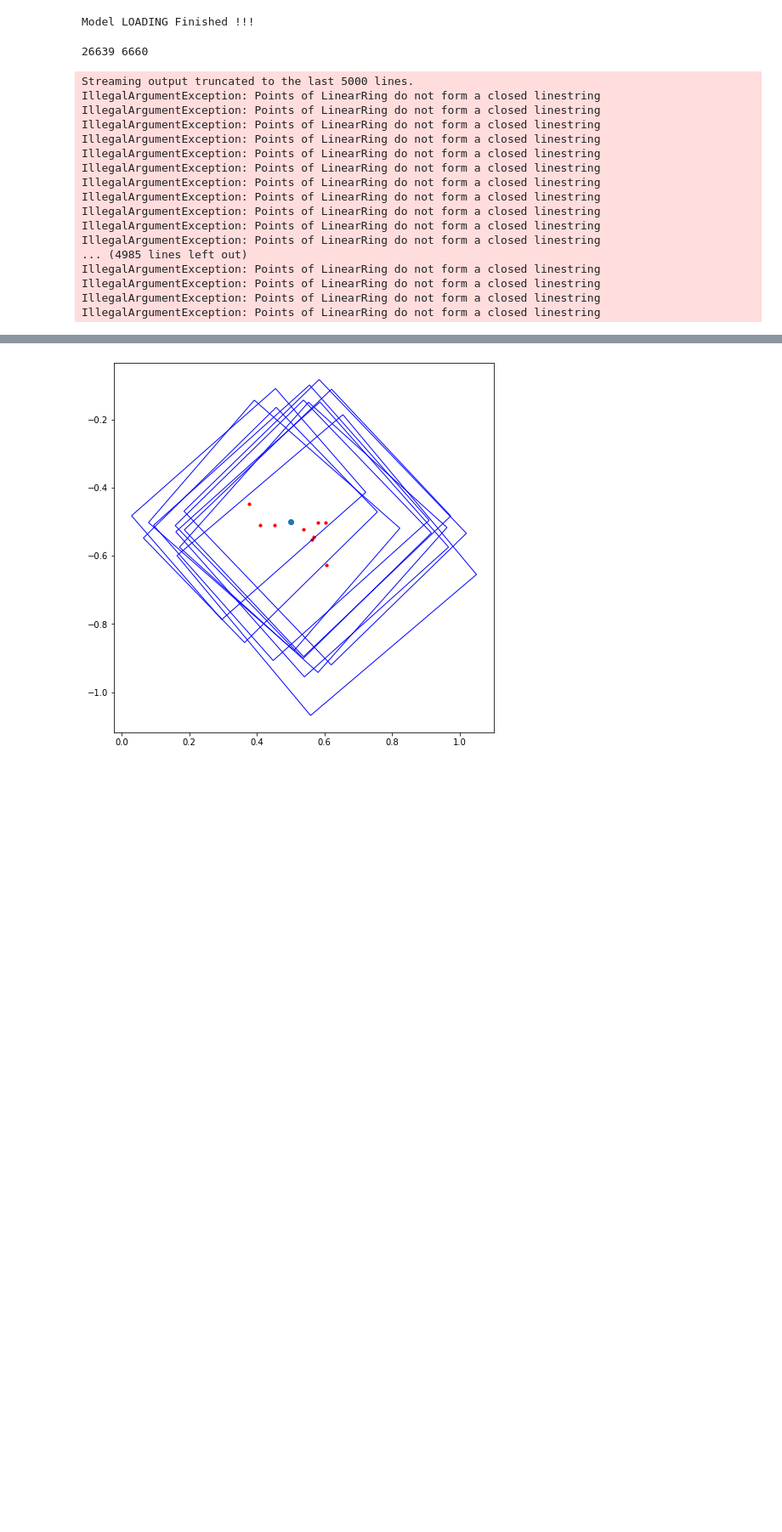
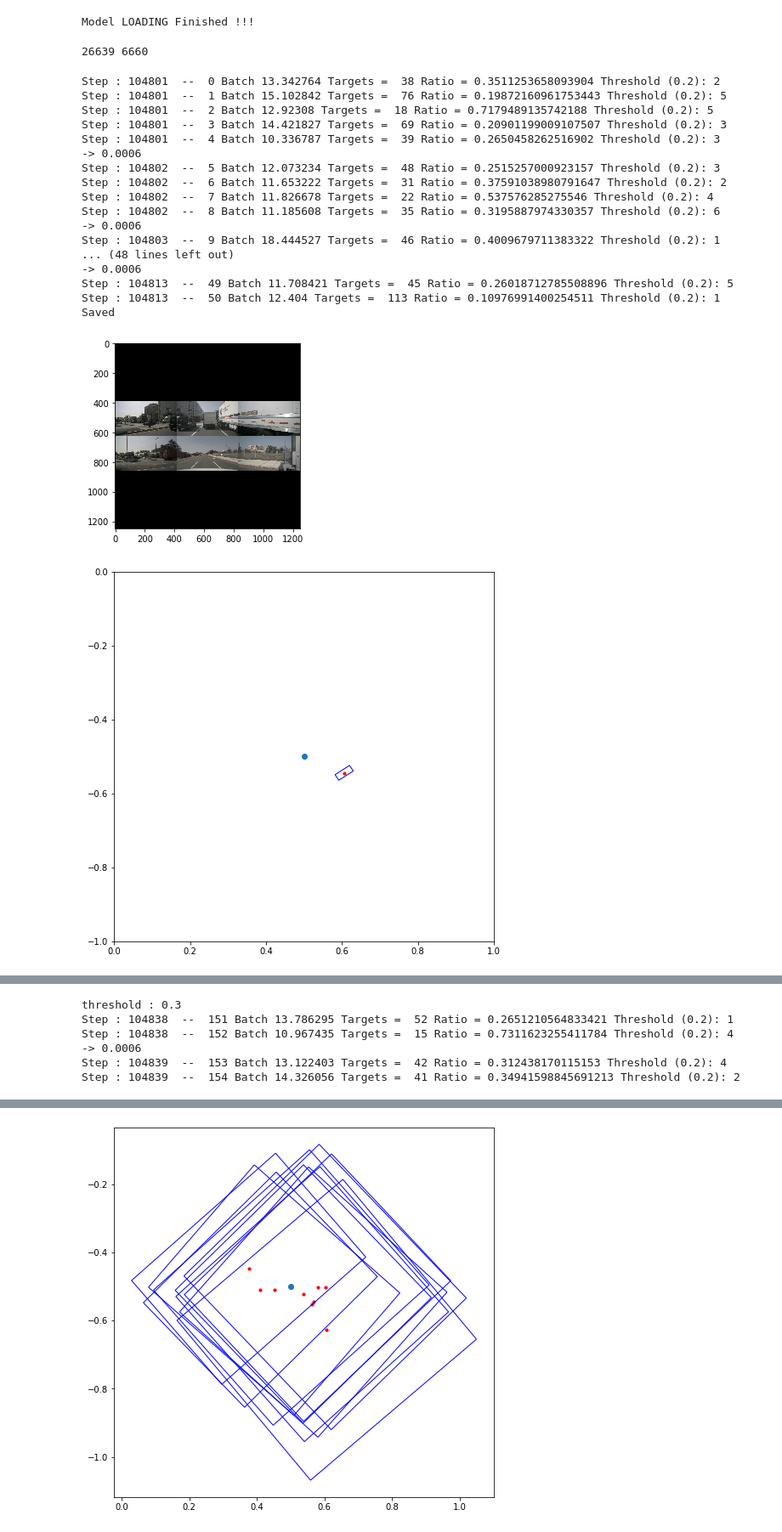
Before and after one commit to jackaboy7981/Single-Image-Depth-YoloV3-, a Jupyter notebook: AWS_SingleImgDepth_(Yolov3)Notebookversion.ipynb, the cells around one changed output, grey strips where cells are left out. Shown: that part at 85% size. Saved outputs shown, nothing was run; the diff lists cells and outputs as text; code cells hidden in the pictures; blank space fills up the shorter version.

```diff
--- a/AWS_SingleImgDepth_(Yolov3)Notebookversion.ipynb
+++ b/AWS_SingleImgDepth_(Yolov3)Notebookversion.ipynb
@@ -1658,6 +1641,7 @@ for epoch in tqdm.notebook.tqdm(range(opt.epochs),unit='epoch'):
             with open("checkpoints/step.json",'w+') as f:
               json.dump(steps,f)
             print("Saved")
+            plt.imshow(  imgs[0].cpu().permute(1, 2, 0)  )
             try:
                 out = non_max_suppression(outputs,conf_thres = 0.3,nms_thres=0.5)
                 out[0][:,:2] /=1024
@@ -1678,47 +1662,49 @@ for epoch in tqdm.notebook.tqdm(range(opt.epochs),unit='epoch'):
         torch.cuda.empty_cache()
 
 
     if epoch % opt.evaluation_interval == 0 and opt.evaluation_interval != 0:
         print("\n---- Evaluating Model ----")
         # Evaluate the model on the validation set
         precision, recall, AP, f1, ap_class = evaluate(
             model,
             test_samples,
             iou_thres=0.5,
             conf_thres=0.5,
             nms_thres=0.5,
             img_size=opt.img_size,
             batch_size=2,
         )
         evaluation_metrics = [
             ("val_precision", precision.mean()),
             ("val_recall", recall.mean()),
             ("val_mAP", AP.mean()),
             ("val_f1", f1.mean()),
         ]
         #logger.list_of_scalars_summary(evaluation_metrics, epoch)
 
         # Print class APs and mAP
         ap_table = [["Index", "Class name", "AP"]]
         for i, c in enumerate(ap_class):
             ap_table += [[c, class_names[c], "%.5f" % AP[i]]]
         print(AsciiTable(ap_table).table)
         print(f"---- mAP {AP.mean()}")
 # %% [output]
-Streaming output truncated to the last 5000 lines.
-IllegalArgumentException: Points of LinearRing do not form a closed linestring
-IllegalArgumentException: Points of LinearRing do not form a closed linestring
-IllegalArgumentException: Points of LinearRing do not form a closed linestring
-IllegalArgumentException: Points of LinearRing do not form a closed linestring
-IllegalArgumentException: Points of LinearRing do not form a closed linestring
-IllegalArgumentException: Points of LinearRing do not form a closed linestring
-IllegalArgumentException: Points of LinearRing do not form a closed linestring
-IllegalArgumentException: Points of LinearRing do not form a closed linestring
-IllegalArgumentException: Points of LinearRing do not form a closed linestring
-IllegalArgumentException: Points of LinearRing do not form a closed linestring
-IllegalArgumentException: Points of LinearRing do not form a closed linestring
-... (4985 lines left out)
-IllegalArgumentException: Points of LinearRing do not form a closed linestring
-IllegalArgumentException: Points of LinearRing do not form a closed linestring
-IllegalArgumentException: Points of LinearRing do not form a closed linestring
-IllegalArgumentException: Points of LinearRing do not form a closed linestring
+Step : 104801  --  0 Batch 13.342764 Targets =  38 Ratio = 0.3511253658093904 Threshold (0.2): 2
+Step : 104801  --  1 Batch 15.102842 Targets =  76 Ratio = 0.19872160961753443 Threshold (0.2): 5
+Step : 104801  --  2 Batch 12.92308 Targets =  18 Ratio = 0.7179489135742188 Threshold (0.2): 5
+Step : 104801  --  3 Batch 14.421827 Targets =  69 Ratio = 0.20901199009107507 Threshold (0.2): 3
+Step : 104801  --  4 Batch 10.336787 Targets =  39 Ratio = 0.2650458262516902 Threshold (0.2): 3
+-> 0.0006
+Step : 104802  --  5 Batch 12.073234 Targets =  48 Ratio = 0.2515257000923157 Threshold (0.2): 3
+Step : 104802  --  6 Batch 11.653222 Targets =  31 Ratio = 0.37591038980791647 Threshold (0.2): 2
+Step : 104802  --  7 Batch 11.826678 Targets =  22 Ratio = 0.537576285275546 Threshold (0.2): 4
+Step : 104802  --  8 Batch 11.185608 Targets =  35 Ratio = 0.3195887974330357 Threshold (0.2): 6
+-> 0.0006
+Step : 104803  --  9 Batch 18.444527 Targets =  46 Ratio = 0.4009679711383322 Threshold (0.2): 1
+... (48 lines left out)
+-> 0.0006
+Step : 104813  --  49 Batch 11.708421 Targets =  45 Ratio = 0.26018712785508896 Threshold (0.2): 5
+Step : 104813  --  50 Batch 12.404 Targets =  113 Ratio = 0.10976991400254511 Threshold (0.2): 1
+Saved
+[figure, added]
+[figure, added]
@@ -1725,3 +1749,9 @@ IllegalArgumentException: Points of LinearRing do not form a closed linestring
+threshold : 0.3
+Step : 104838  --  151 Batch 13.786295 Targets =  52 Ratio = 0.2651210564833421 Threshold (0.2): 1
+Step : 104838  --  152 Batch 10.967435 Targets =  15 Ratio = 0.7311623255411784 Threshold (0.2): 4
+-> 0.0006
+Step : 104839  --  153 Batch 13.122403 Targets =  42 Ratio = 0.312438170115153 Threshold (0.2): 4
+Step : 104839  --  154 Batch 14.326056 Targets =  41 Ratio = 0.34941598845691213 Threshold (0.2): 2
 # %%
 precision, recall, AP, f1, ap_class = evaluate(
     model,
```
Also changed, not shown: parts of 7 cells of this notebook.
